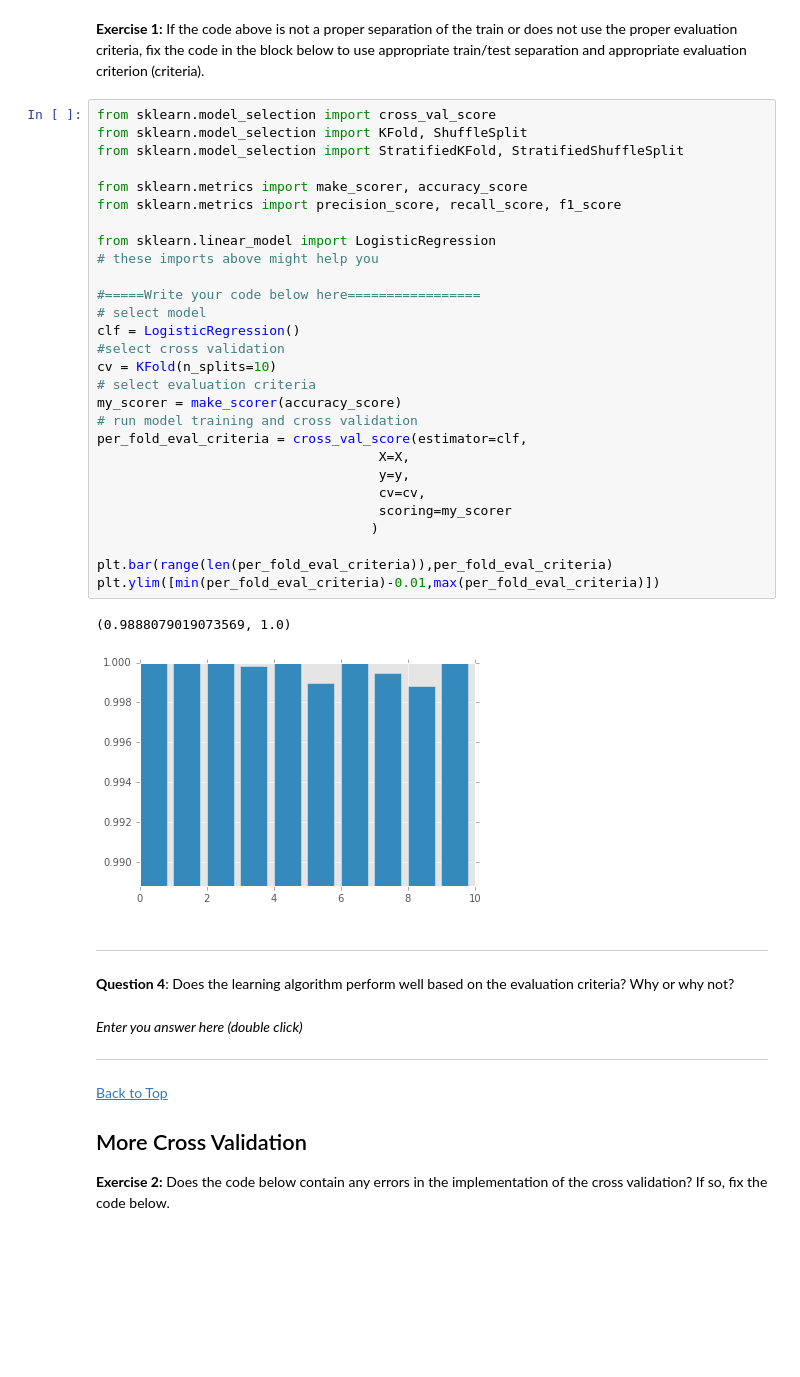
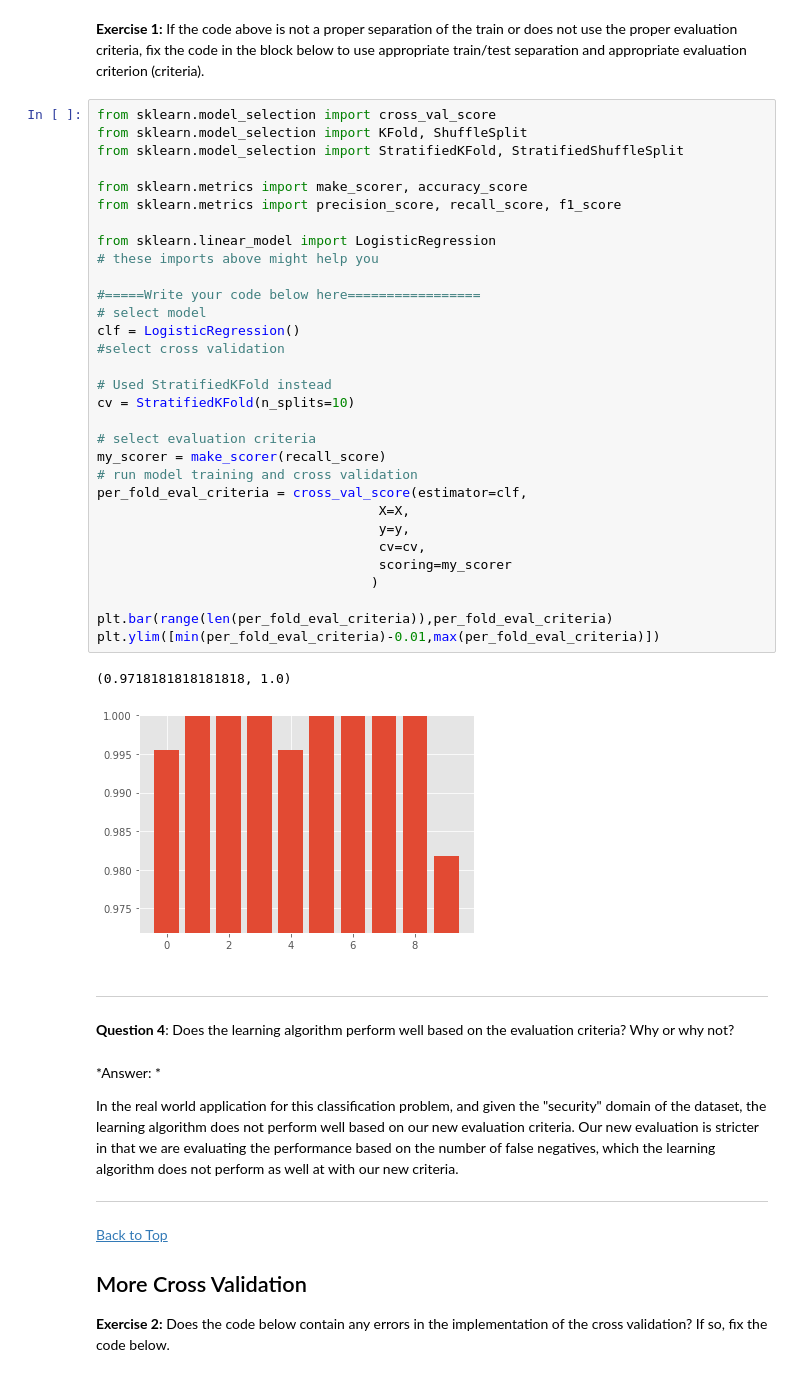
Before and after one commit to ML-Project8/ICA3, a Jupyter notebook: ICA3_MachineLearning.ipynb, the cells around one changed output. Cells and saved outputs as stored; diff of their text form; blank space fills up the shorter version.

```diff
--- a/ICA3_MachineLearning.ipynb
+++ b/ICA3_MachineLearning.ipynb
@@ -160,45 +158,50 @@ ___
 # %%
 from sklearn.model_selection import cross_val_score
 from sklearn.model_selection import KFold, ShuffleSplit
 from sklearn.model_selection import StratifiedKFold, StratifiedShuffleSplit
 
 from sklearn.metrics import make_scorer, accuracy_score
 from sklearn.metrics import precision_score, recall_score, f1_score
 
 from sklearn.linear_model import LogisticRegression
 # these imports above might help you
 
 #=====Write your code below here=================
 # select model
 clf = LogisticRegression()
 #select cross validation
-cv = KFold(n_splits=10)
+
+# Used StratifiedKFold instead
+cv = StratifiedKFold(n_splits=10)
+
 # select evaluation criteria
-my_scorer = make_scorer(accuracy_score)
+my_scorer = make_scorer(recall_score)
 # run model training and cross validation
 per_fold_eval_criteria = cross_val_score(estimator=clf,
                                     X=X,
                                     y=y,
                                     cv=cv,
                                     scoring=my_scorer
                                    )
 
 plt.bar(range(len(per_fold_eval_criteria)),per_fold_eval_criteria)
 plt.ylim([min(per_fold_eval_criteria)-0.01,max(per_fold_eval_criteria)])
 # %% [output]
-(0.9888079019073569, 1.0)
+(0.9718181818181818, 1.0)
-[figure, old version]
+[figure, new version]
 # %% [markdown]
 ____
 **Question 4**: Does the learning algorithm perform well based on the evaluation criteria? Why or why not?
-# %% [markdown]
-
-*Enter you answer here (double click)*
-
-
-
-
-___
+# %% [markdown]
+*Answer: *
+
+In the real world application for this classification problem, and given the "security" domain of the dataset, the learning algorithm does not perform well based on our new evaluation criteria. Our new evaluation is stricter in that we are evaluating the performance based on the number of false negatives, which the learning algorithm does not perform as well at with our new criteria.
+
+
+
+
+
+___
 # %% [markdown]
 
 <a id="data_snooping"></a>
```
Also changed, not shown: parts of 15 cells of this notebook.
